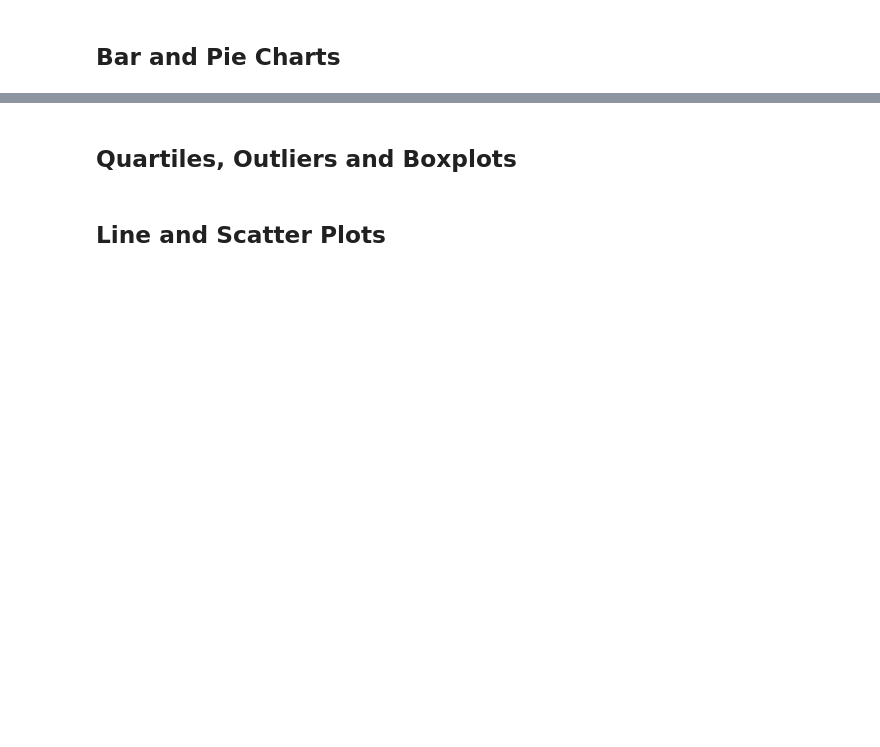
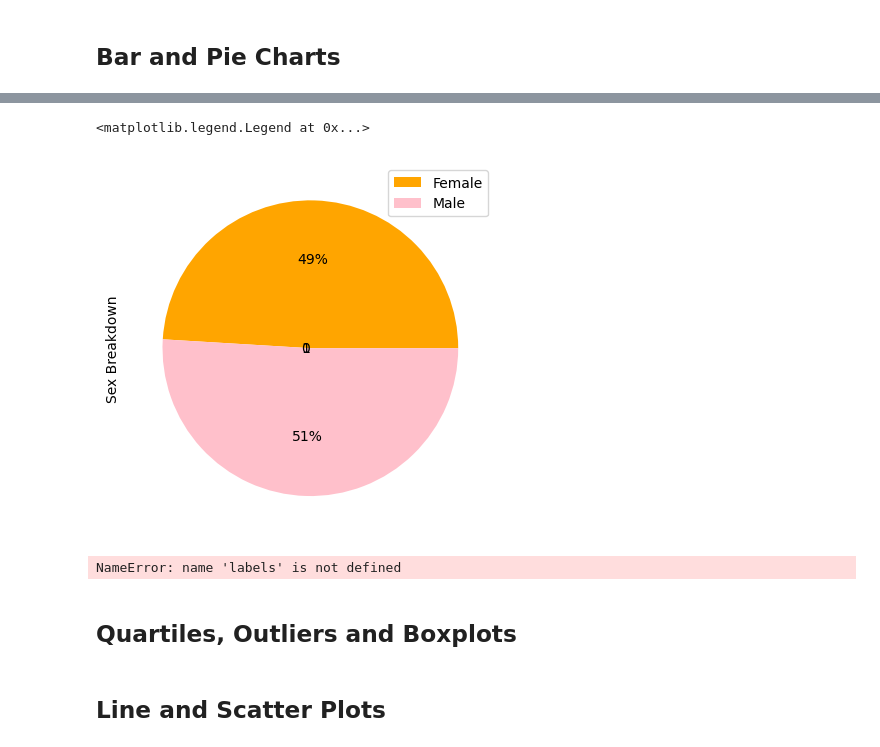
Before and after one commit to Sophie-GJ/pyplots-challenge, a Jupyter notebook: pymaceuticals.ipynb, the cells around one changed output, grey strips where cells are left out. Cells and saved outputs as stored; diff of their text form; code cells hidden in the pictures; blank space fills up the shorter version.

```diff
--- a/pymaceuticals.ipynb
+++ b/pymaceuticals.ipynb
@@ -159,2 +180,20 @@ summary_df
+# %%
+# Generate a pie plot showing the distribution of female versus male mice using Pandas
+sex_roundup=clean_mouse_study_df["Sex"].value_counts()
+
+sex=['Female', 'Male']
+mf_count=[922, 958]
+sex_roundup_df=pd.DataFrame({"Sex": sex,
+                     "Mouse Count": mf_count})
+
+sex_roundup_df.plot.pie(x="Drug", y="Mouse Count", ylabel="Sex Breakdown", autopct='%1.0f%%', colors = ['orange', 'pink',], legend=True, labeldistance=0)
+plt.legend(["Female", "Male"])
+# %% [output]
+<matplotlib.legend.Legend at 0x...>
+[figure, added]
 # %%
-# Generate a pie plot showing the distribution of female versus male mice using Pandas
+# Generate a pie plot showing the distribution of female versus male mice using pyplot
+plt.pie(mf_count, labels=labels, colors=['orange', 'pink'], shadow=False, startangle=140)
+plt.show()
+# %% [output]
+NameError: name 'labels' is not defined
```
Also changed, not shown: parts of 5 cells of this notebook.
